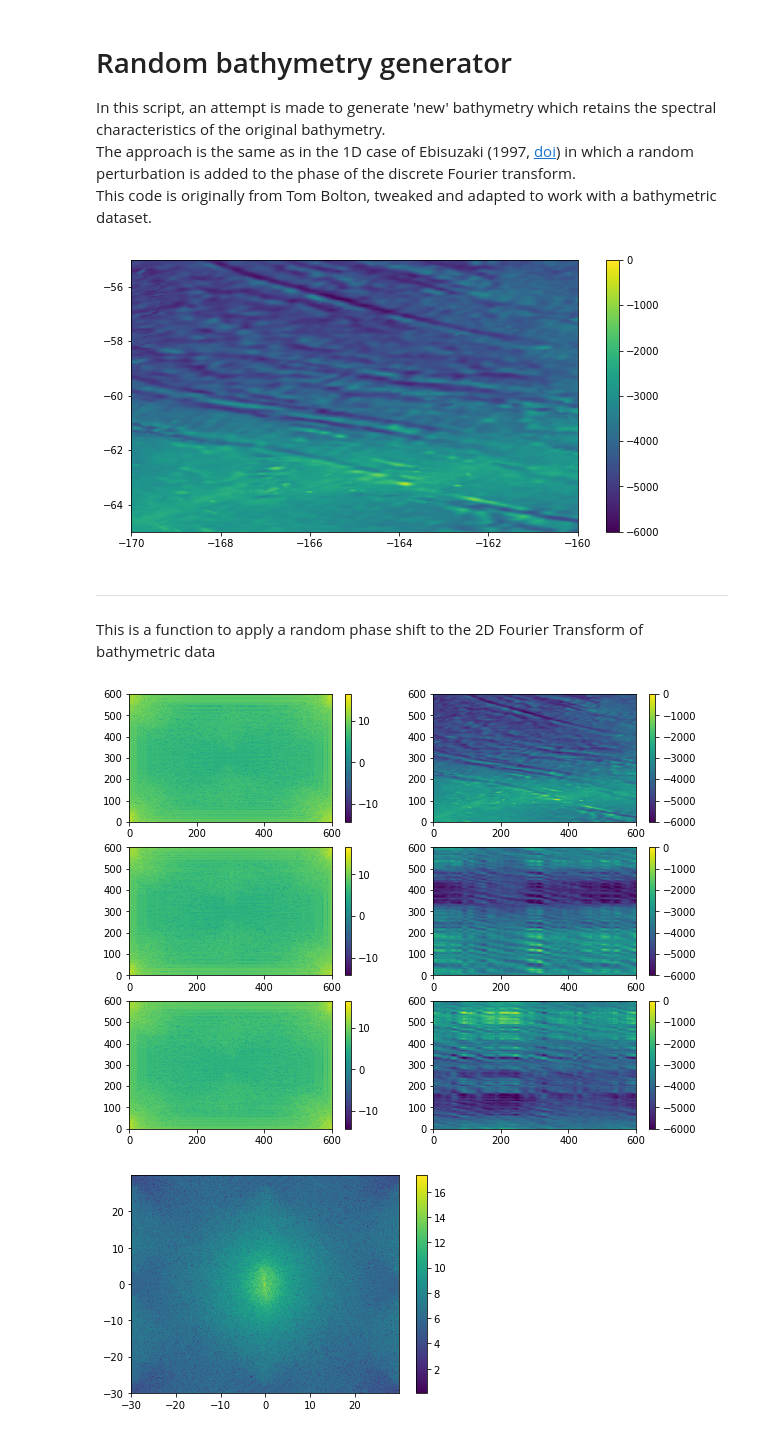
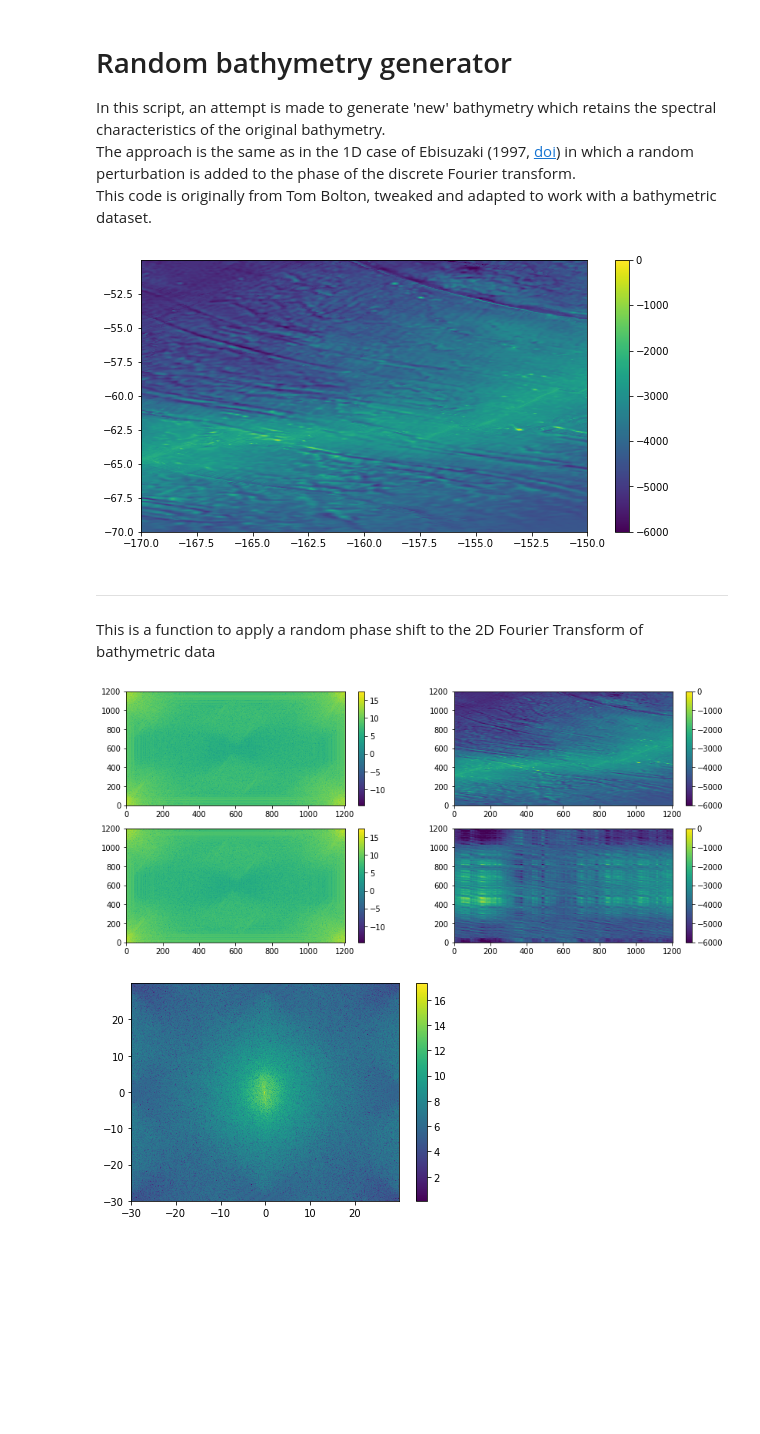
Before and after one commit to hmkhatri/MOM6_initialization, a Jupyter notebook: calc_topography_spectra.ipynb, the cells around one changed output. Saved outputs shown, nothing was run; the diff lists cells and outputs as text; code cells hidden in the pictures; blank space fills up the shorter version.

```diff
--- a/calc_topography_spectra.ipynb
+++ b/calc_topography_spectra.ipynb
@@ -20,8 +20,8 @@ ds = xr.open_dataset(filename)
 ds = ds.rename({'x':'lon','y':'lat'})
 # %%
 # Select subsection of data
-LAT=[-65,-55]
-LON=[-170,-160]
+LAT=[-70,-50]
+LON=[-170,-150]
 b = ds.z.sel(lat=slice(LAT[0],LAT[1]),lon=slice(LON[0],LON[1]))
 b = xr.where(b>0,0,b)
 
@@ -30,7 +30,7 @@ im = ax.pcolormesh(b.lon,b.lat,b.values)
 plt.colorbar(im,ax=ax)
 im.set_clim([-6000,0])
 # %% [output]
-[figure, old version]
+[figure, new version]
 # %% [markdown]
 ***
 This is a function to apply a random phase shift to the 2D Fourier Transform of bathymetric data
@@ -100,7 +100,7 @@ def gen_samples( f, n_samples, apply_hamming=True, plots=False ) :
 
         if Nx % 2 == 0 :
 
-            phase_x[1:int(Nx/2+1)] = np.random.uniform( size=int(Nx/2) ) * 2 *np.pi
+            phase_x[1:int(Nx/2+1)] = np.random.normal( size=int(Nx/2) ) * 2 *np.pi
             phase_x[int(Nx/2):] = np.flip(-phase_x[1:int(Nx/2+1)])
 
         else :
@@ -110,7 +110,7 @@ def gen_samples( f, n_samples, apply_hamming=True, plots=False ) :
 
         if Ny % 2 == 0 :
 
-            phase_y[1:int(Ny/2+1)] = np.random.uniform( size=int(Ny/2) ) * 2 *np.pi
+            phase_y[1:int(Ny/2+1)] = np.random.normal( size=int(Ny/2) ) * 2 *np.pi
             phase_y[int(Ny/2):] = np.flip(-phase_y[1:int(Ny/2+1)])
 
         else :
@@ -139,7 +139,7 @@ def gen_samples( f, n_samples, apply_hamming=True, plots=False ) :
 
     if plots:
         # Plot power spectra and bathymetry
-        fig, ax = plt.subplots( n_samples+1, 2, figsize=(10,4*n_samples) )
+        fig, ax = plt.subplots( n_samples+1, 2, figsize=(14,6*n_samples) )
         # Original
         im=ax[0,0].pcolormesh(np.log10(np.abs(dft_orig)**2))
         plt.colorbar(im,ax=ax[0,0])
@@ -158,10 +158,10 @@ def gen_samples( f, n_samples, apply_hamming=True, plots=False ) :
 
     return fs, dfts, f_orig, dft_orig
 # %%
-n=2
+n=1
 bs, dfts, b_orig, dft_orig = gen_samples(f = b.values,n_samples=n,apply_hamming=False, plots=True)
 # %% [output]
-[figure, old version]
+[figure, new version]
 # %%
 # XRFT
 # Perform discrete Fourier transform using xrft
```
